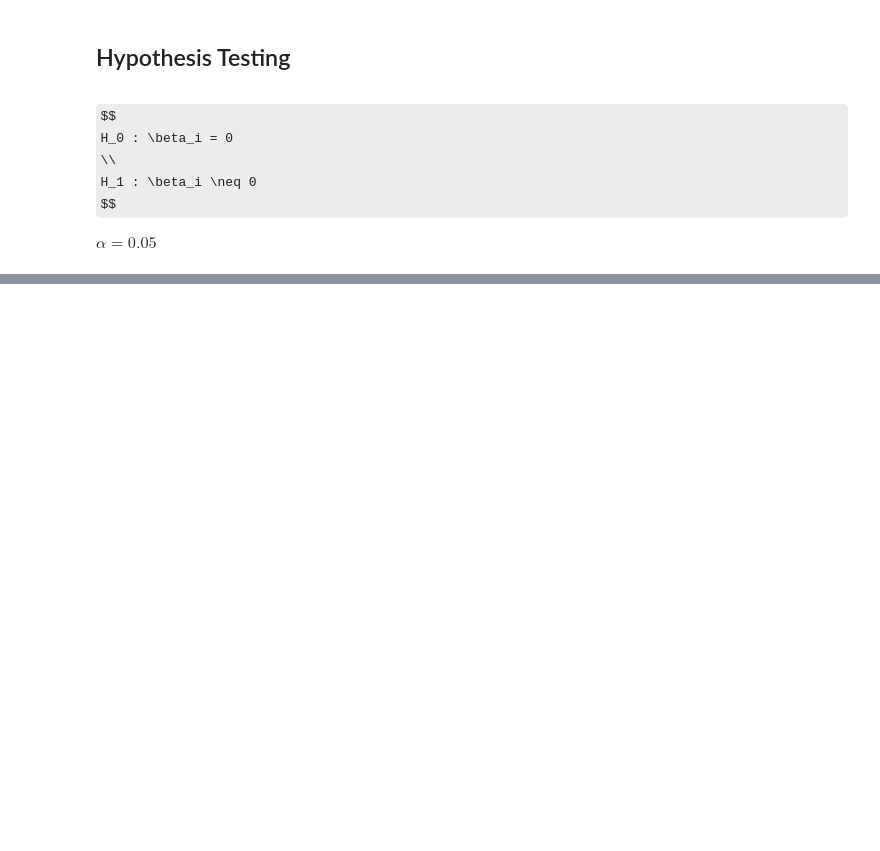
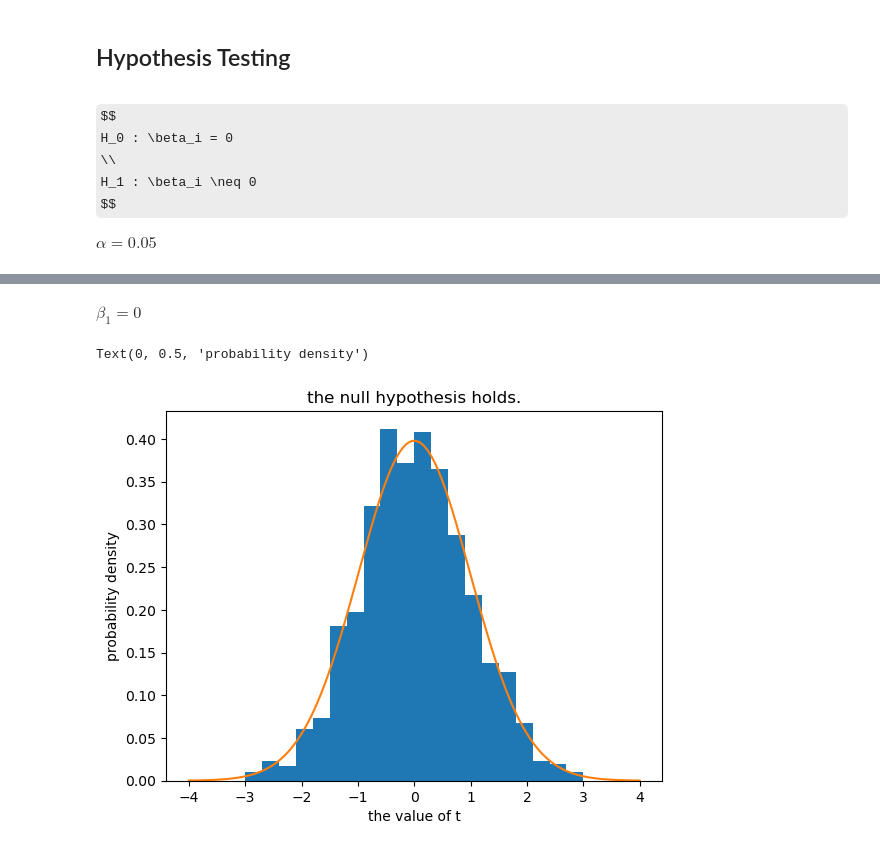
Before and after one commit to mus514/Statistical-Learning, a Jupyter notebook: linear_regression.ipynb, the cells around one changed output, grey strips where cells are left out. Saved outputs shown, nothing was run; the diff lists cells and outputs as text; code cells hidden in the pictures; some formulas as TeX source; blank space fills up the shorter version.

```diff
--- a/linear_regression.ipynb
+++ b/linear_regression.ipynb
@@ -115,15 +115,20 @@ x = np.random.randn(n)
 y = np.random.randn(n)
 beta_1, beta_0 = min_sq(x, y)
 
-X = np.insert(x.reshape((n, 1)), 0, 1, axis=1)
+X = x.reshape(-1, 1)
+X = np.insert(X, 0, 1, axis=1)
 
-RSS = np.linalg.norm(y - x*b_1 + beta_0)**2
-var = (RSS / (n - p - 1)) * np.linalg.inv(X.T@X)
-se_0 = np.sqrt(var[0, 0])
-se_1 = np.sqrt(var[1, 1])
+RSS = np.linalg.norm(y - x*beta_1 - beta_0)**2
+RSE = np.sqrt(RSS / (n - 2))
+
+B_0 = np.linalg.inv(X.T@X)[0, 0]
+B_1 = np.linalg.inv(X.T@X)[1, 1]
+
+se_0 = np.sqrt(B_0) * RSE
+se_1 = np.sqrt(B_1) * RSE
 
 t_0 = beta_0 / se_0
 t_1 = beta_1 / se_1
 
-p_0 = 2 * (1 - sc.stats.t.cdf(np.abs(t_0), n - p - 1))
-p_1 = 2 * (1 - sc.stats.t.cdf(np.abs(t_1), n - p - 1))
+p_0 = 2 * (1 - sc.stats.t.cdf(np.abs(t_0), n - 2))
+p_1 = 2 * (1 - sc.stats.t.cdf(np.abs(t_1), n - 2))
@@ -143,0 +159,32 @@ beta_1, se_1, t_1, p_1
+# %% [markdown]
+$\beta_1 = 0$
+# %%
+n = 100
+r = 1000
+T = []
+for i in range(r):
+    x = np.random.randn(N)
+    y = np.random.randn(N)
+    X = np.insert(x.reshape(-1, 1), 0, 1, axis=1)
+
+    beta_1, beta_0 = min_sq(x, y)
+    pred_y = x*beta_1 + beta_0
+
+    RSS = np.linalg.norm(y - pred_y)**2
+    RSE = np.sqrt(RSS / (n - 2))
+
+    B_0 = np.linalg.inv(X.T@X)[0, 0]
+    B_1 = np.linalg.inv(X.T@X)[1, 1]
+
+    se_1 = RSE * np.sqrt(B_1)
+    T.append(beta_1 / se_1)
+
+plt.hist(T, bins=20, range=(-3, 3), density=True)
+x = np.linspace(-4, 4, 400)
+plt.plot(x, sc.stats.t.pdf(x, n - 2))
+plt.title("the null hypothesis holds.")
+plt.xlabel('the value of t')
+plt.ylabel('probability density')
+# %% [output]
+Text(0, 0.5, 'probability density')
+[figure, added]
```
Also changed, not shown: parts of 5 cells of this notebook.
